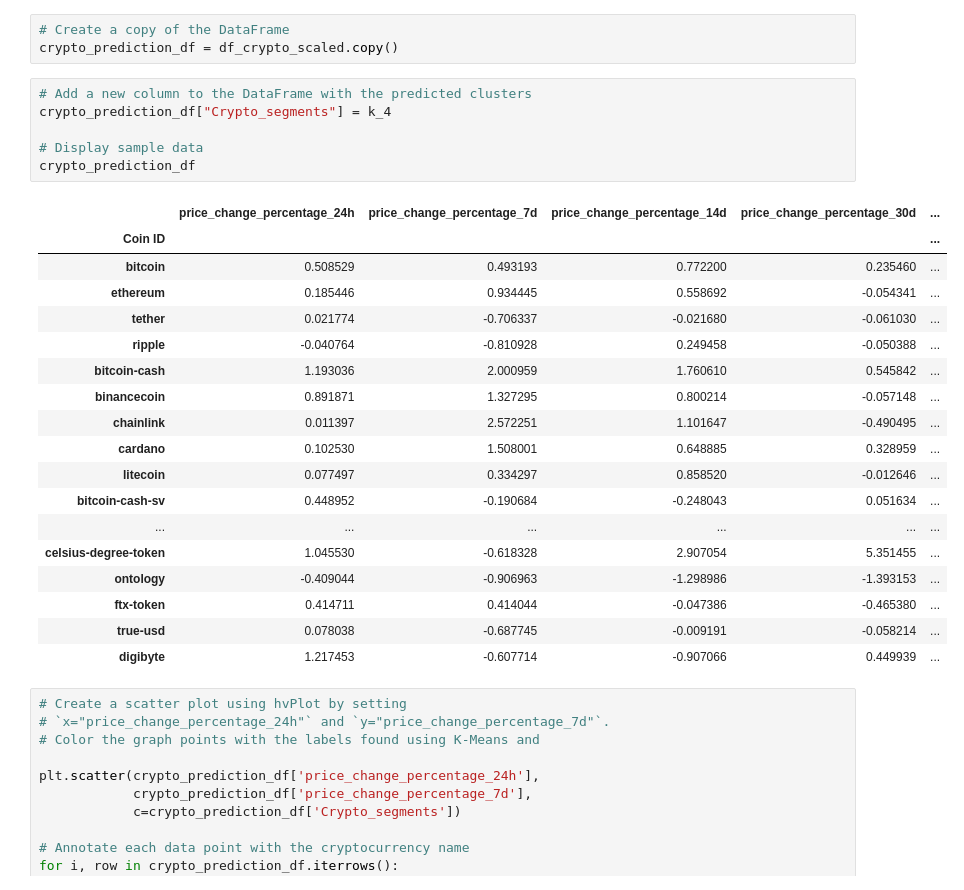
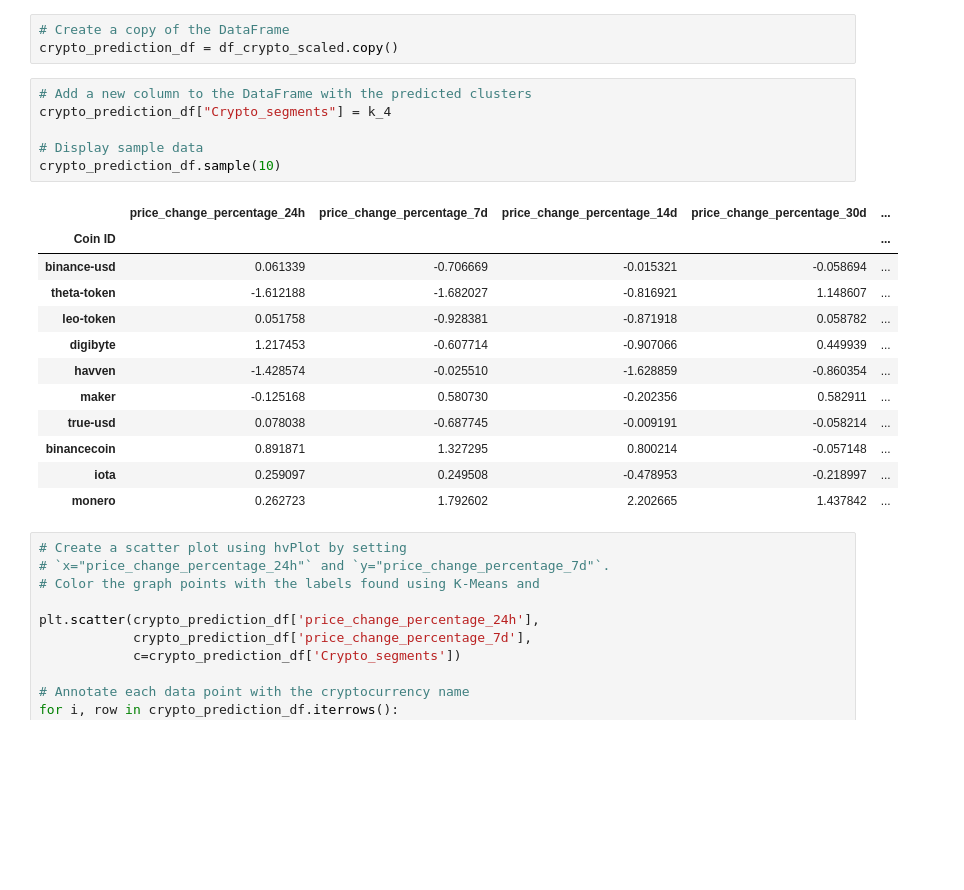
Before and after one commit to MaisieDeGraaf/CryptoClustering, a Jupyter notebook: Crypto_Clustering.ipynb, the cells around one changed output. Saved outputs shown, nothing was run; the diff lists cells and outputs as text; blank space fills up the shorter version.

```diff
--- a/Crypto_Clustering.ipynb
+++ b/Crypto_Clustering.ipynb
@@ -189,28 +188,22 @@ crypto_prediction_df = df_crypto_scaled.copy()
 # %%
 # Add a new column to the DataFrame with the predicted clusters
 crypto_prediction_df["Crypto_segments"] = k_4
 
 # Display sample data
-crypto_prediction_df
+crypto_prediction_df.sample(10)
 # %% [output]
 |  | price_change_percentage_24h | price_change_percentage_7d | price_change_percentage_14d | price_change_percentage_30d | ... |
 | Coin ID |  |  |  |  | ... |
-| bitcoin | 0.508529 | 0.493193 | 0.772200 | 0.235460 | ... |
-| ethereum | 0.185446 | 0.934445 | 0.558692 | -0.054341 | ... |
-| tether | 0.021774 | -0.706337 | -0.021680 | -0.061030 | ... |
-| ripple | -0.040764 | -0.810928 | 0.249458 | -0.050388 | ... |
-| bitcoin-cash | 1.193036 | 2.000959 | 1.760610 | 0.545842 | ... |
+| binance-usd | 0.061339 | -0.706669 | -0.015321 | -0.058694 | ... |
+| theta-token | -1.612188 | -1.682027 | -0.816921 | 1.148607 | ... |
+| leo-token | 0.051758 | -0.928381 | -0.871918 | 0.058782 | ... |
+| digibyte | 1.217453 | -0.607714 | -0.907066 | 0.449939 | ... |
+| havven | -1.428574 | -0.025510 | -1.628859 | -0.860354 | ... |
+| maker | -0.125168 | 0.580730 | -0.202356 | 0.582911 | ... |
+| true-usd | 0.078038 | -0.687745 | -0.009191 | -0.058214 | ... |
 | binancecoin | 0.891871 | 1.327295 | 0.800214 | -0.057148 | ... |
-| chainlink | 0.011397 | 2.572251 | 1.101647 | -0.490495 | ... |
-| cardano | 0.102530 | 1.508001 | 0.648885 | 0.328959 | ... |
-| litecoin | 0.077497 | 0.334297 | 0.858520 | -0.012646 | ... |
-| bitcoin-cash-sv | 0.448952 | -0.190684 | -0.248043 | 0.051634 | ... |
-| ... | ... | ... | ... | ... | ... |
-| celsius-degree-token | 1.045530 | -0.618328 | 2.907054 | 5.351455 | ... |
-| ontology | -0.409044 | -0.906963 | -1.298986 | -1.393153 | ... |
-| ftx-token | 0.414711 | 0.414044 | -0.047386 | -0.465380 | ... |
-| true-usd | 0.078038 | -0.687745 | -0.009191 | -0.058214 | ... |
-| digibyte | 1.217453 | -0.607714 | -0.907066 | 0.449939 | ... |
+| iota | 0.259097 | 0.249508 | -0.478953 | -0.218997 | ... |
+| monero | 0.262723 | 1.792602 | 2.202665 | 1.437842 | ... |
 # %%
 # Create a scatter plot using hvPlot by setting
 # `x="price_change_percentage_24h"` and `y="price_change_percentage_7d"`.
```
Also changed, not shown: parts of 18 cells of this notebook.
